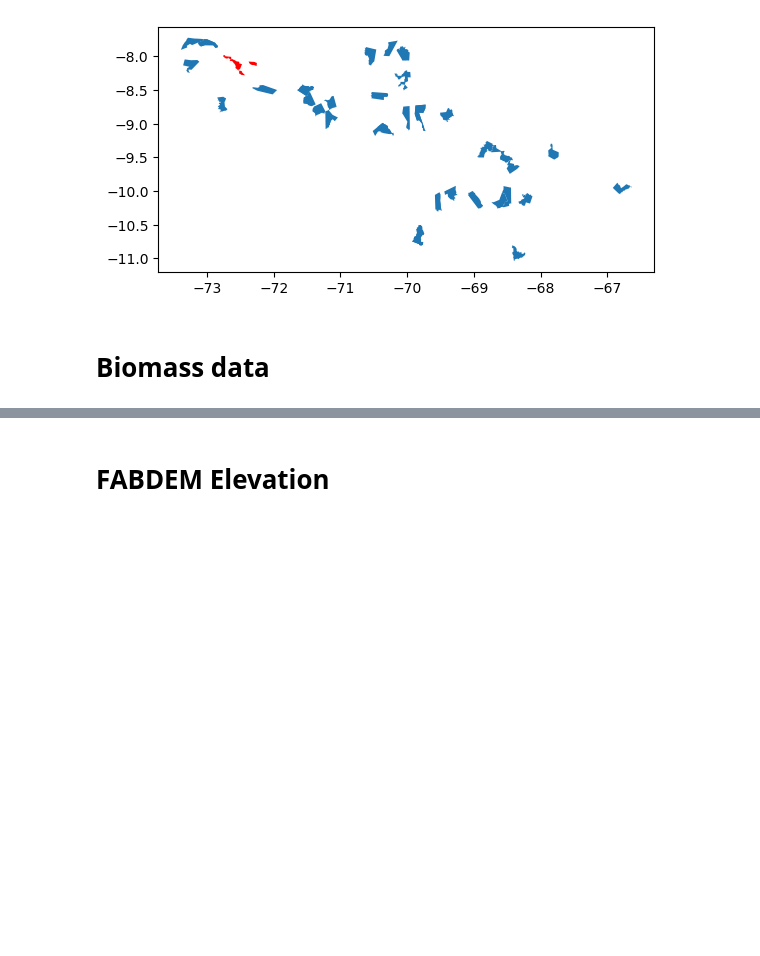
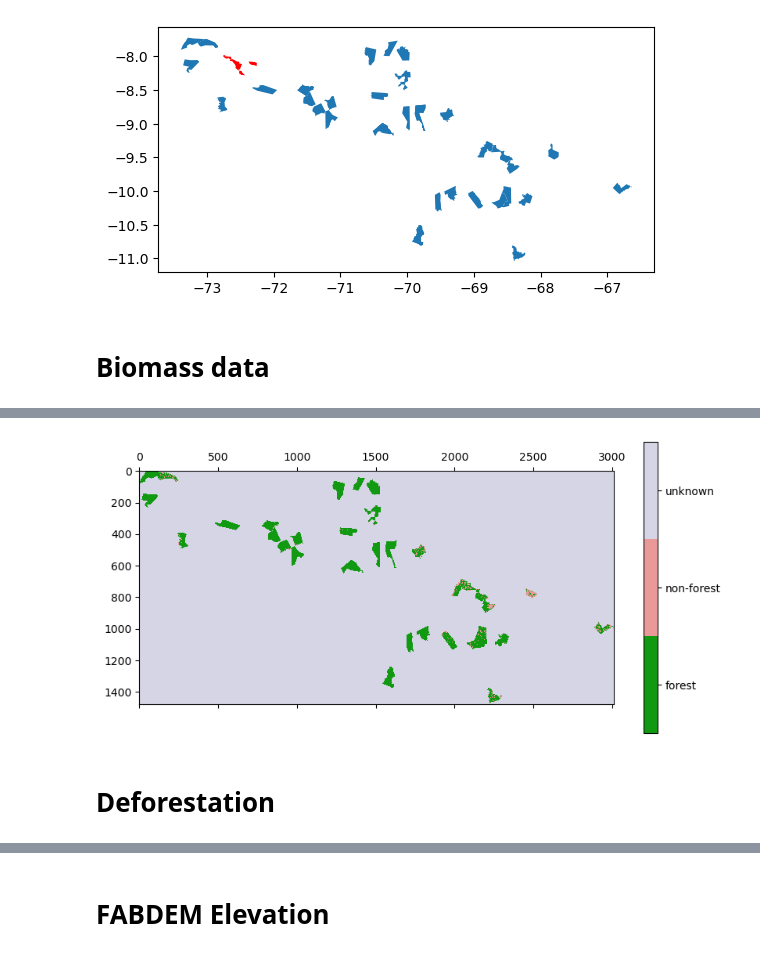
Before and after one commit to TimEngelmann/future-deforestation, a Jupyter notebook: notebooks/data_exploration.ipynb, the cells around one changed output, grey strips where cells are left out. Drawn from its saved outputs; the diff is of its cells as text; code cells hidden in the pictures; blank space fills up the shorter version.

```diff
--- a/notebooks/data_exploration.ipynb
+++ b/notebooks/data_exploration.ipynb
@@ -122,0 +126,10 @@ plt.show()
+# %%
+cmap = colors.ListedColormap(['#129912','#ea9999', '#D5D5E5'])
+mat = plt.matshow(bio_data,cmap=cmap,vmin = -.5, vmax = 2.5)
+cax = plt.colorbar(mat, ticks=np.arange(0,3))
+cax.ax.set_yticklabels(['forest', 'non-forest', 'unknown'])
+plt.show()
+# %% [output]
+[figure, added]
+# %% [markdown]
+# Deforestation
```
Also changed, not shown: parts of 10 cells of this notebook.
